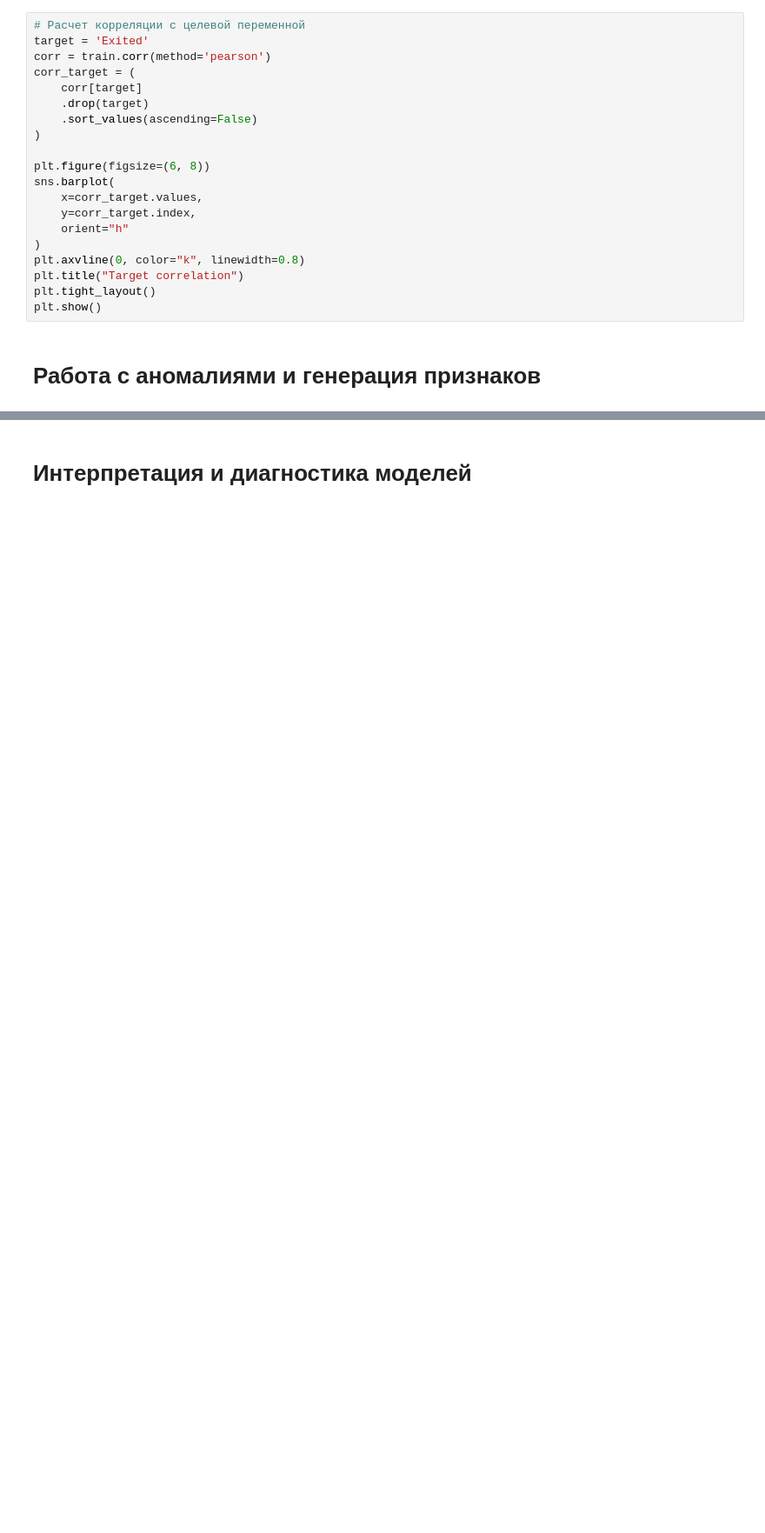
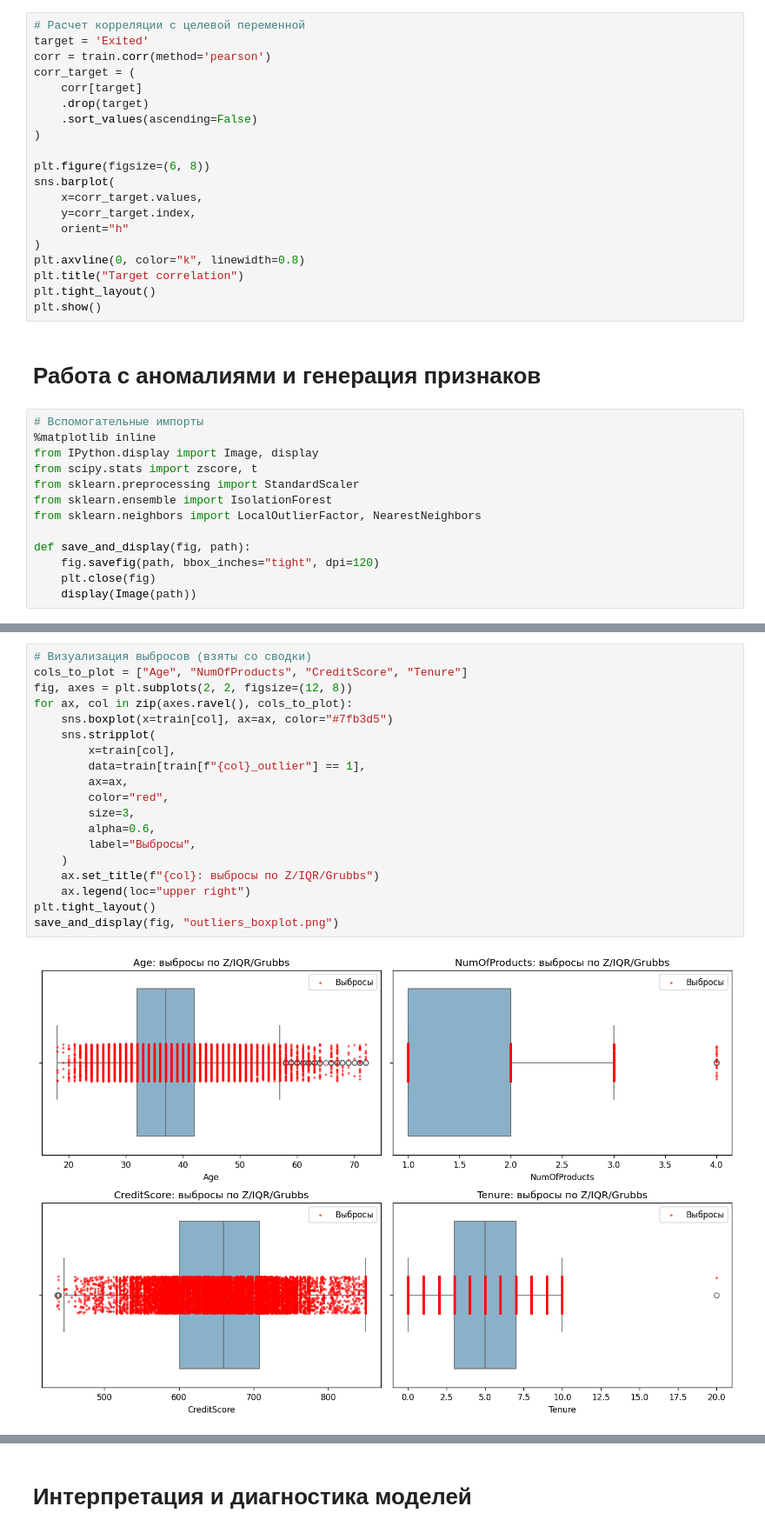
Before and after one commit to lkazumin/Final_ML_project, a Jupyter notebook: Final_project.ipynb, the cells around one changed output, grey strips where cells are left out. Shown at 87% size. Saved outputs shown, nothing was run; the diff lists cells and outputs as text; blank space fills up the shorter version.

Commit message:
Added support for working with outliers and anomalies

```diff
--- a/Final_project.ipynb
+++ b/Final_project.ipynb
@@ -130,3 +166,16 @@ plt.tight_layout()
 plt.show()
 # %% [markdown]
 # Работа с аномалиями и генерация признаков
+# %%
+# Вспомогательные импорты
+%matplotlib inline
+from IPython.display import Image, display
+from scipy.stats import zscore, t
+from sklearn.preprocessing import StandardScaler
+from sklearn.ensemble import IsolationForest
+from sklearn.neighbors import LocalOutlierFactor, NearestNeighbors
+
+def save_and_display(fig, path):
+    fig.savefig(path, bbox_inches="tight", dpi=120)
+    plt.close(fig)
+    display(Image(path))
@@ -132,0 +258,21 @@ plt.show()
+# %%
+# Визуализация выбросов (взяты со сводки)
+cols_to_plot = ["Age", "NumOfProducts", "CreditScore", "Tenure"]
+fig, axes = plt.subplots(2, 2, figsize=(12, 8))
+for ax, col in zip(axes.ravel(), cols_to_plot):
+    sns.boxplot(x=train[col], ax=ax, color="#7fb3d5")
+    sns.stripplot(
+        x=train[col],
+        data=train[train[f"{col}_outlier"] == 1],
+        ax=ax,
+        color="red",
+        size=3,
+        alpha=0.6,
+        label="Выбросы",
+    )
+    ax.set_title(f"{col}: выбросы по Z/IQR/Grubbs")
+    ax.legend(loc="upper right")
+plt.tight_layout()
+save_and_display(fig, "outliers_boxplot.png")
+# %% [output]
+[figure, added]
```
Also changed, not shown: parts of 14 cells of this notebook.
